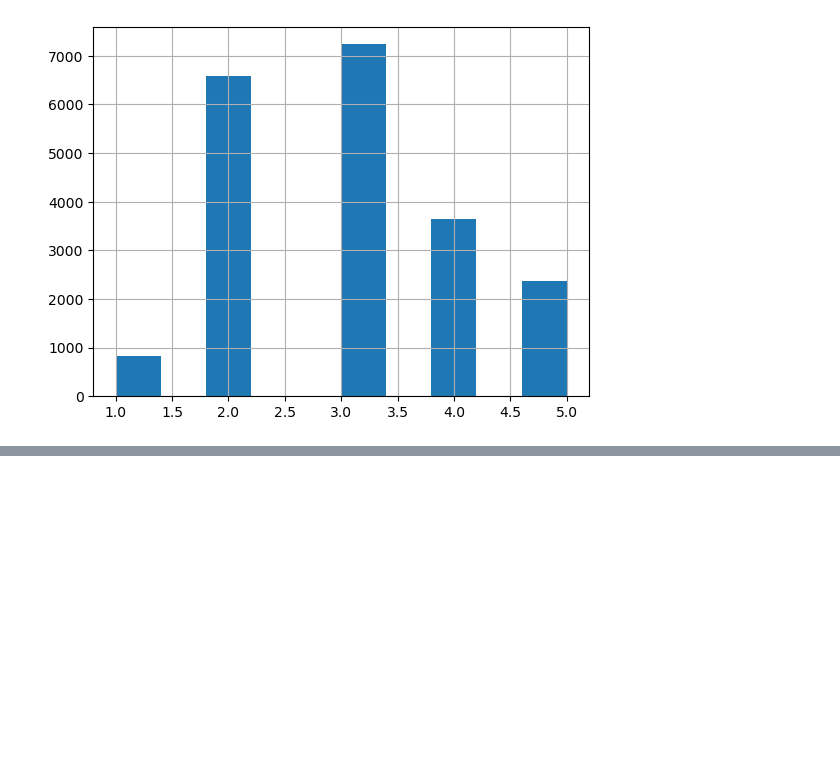
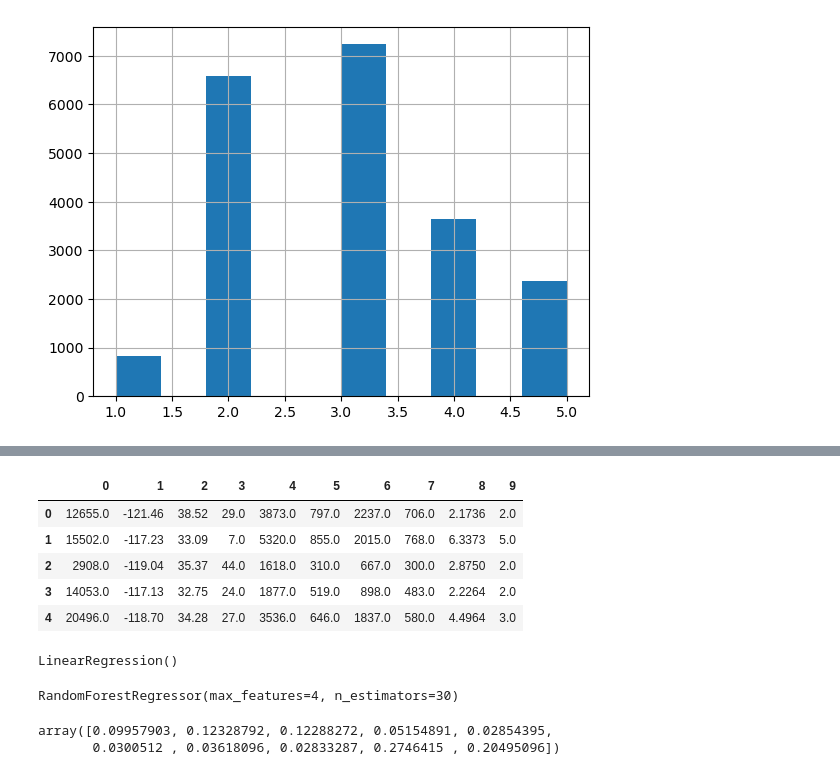
Before and after one commit to MLAbishek/ML-Handbook, a Jupyter notebook: California_house_price_pred.ipynb, the cells around one changed output, grey strips where cells are left out. Drawn from its saved outputs; the diff is of its cells as text; code cells hidden in the pictures; blank space fills up the shorter version.

Commit message:
added pipeline transformation and hyperparameter tuning

```diff
--- a/California_house_price_pred.ipynb
+++ b/California_house_price_pred.ipynb
@@ -115,3 +107,12 @@ data['income_cat'].hist()
 # %% [output]
 <Axes: >
 [figure]
+# %%
+from sklearn.model_selection import StratifiedShuffleSplit
+
+split = StratifiedShuffleSplit(n_splits=1,test_size=0.2,random_state=42)
+for train_index,test_index in split.split(data,data['income_cat']):
+    strat_train = data.loc[train_index]
+    strat_test = data.loc[test_index]
+    print(train_index)
+    print(test_index)
@@ -117,0 +215,4 @@ data['income_cat'].hist()
+# %%
+final = strat_train.drop("median_house_value",axis=1)
+label = strat_train["median_house_value"].copy()
+print(final.shape,label.shape)
@@ -117,0 +236,14 @@ data['income_cat'].hist()
+# %%
+from sklearn.impute import SimpleImputer
+sin = SimpleImputer(strategy='mean')
+final_num = final.drop(columns=['ocean_proximity'])
+final_num=sin.fit_transform(final_num)
+final_num=pd.DataFrame(final_num)
+final_num.head()
+# %% [output]
+|  | 0 | 1 | 2 | 3 | 4 | 5 | 6 | 7 | 8 | 9 |
+| 0 | 12655.0 | -121.46 | 38.52 | 29.0 | 3873.0 | 797.0 | 2237.0 | 706.0 | 2.1736 | 2.0 |
+| 1 | 15502.0 | -117.23 | 33.09 | 7.0 | 5320.0 | 855.0 | 2015.0 | 768.0 | 6.3373 | 5.0 |
+| 2 | 2908.0 | -119.04 | 35.37 | 44.0 | 1618.0 | 310.0 | 667.0 | 300.0 | 2.8750 | 2.0 |
+| 3 | 14053.0 | -117.13 | 32.75 | 24.0 | 1877.0 | 519.0 | 898.0 | 483.0 | 2.2264 | 2.0 |
+| 4 | 20496.0 | -118.70 | 34.28 | 27.0 | 3536.0 | 646.0 | 1837.0 | 580.0 | 4.4964 | 3.0 |
@@ -117,0 +259,6 @@ data['income_cat'].hist()
+# %%
+from sklearn.linear_model import LinearRegression
+lr = LinearRegression()
+lr.fit(final_num,label)
+# %% [output]
+LinearRegression()
@@ -117,0 +282,9 @@ data['income_cat'].hist()
+# %%
+gcv.best_estimator_
+# %% [output]
+RandomForestRegressor(max_features=4, n_estimators=30)
+# %%
+gcv.best_estimator_.feature_importances_
+# %% [output]
+array([0.09957903, 0.12328792, 0.12288272, 0.05154891, 0.02854395,
+       0.0300512 , 0.03618096, 0.02833287, 0.2746415 , 0.20495096])
```
Also changed, not shown: parts of 18 cells of this notebook.
